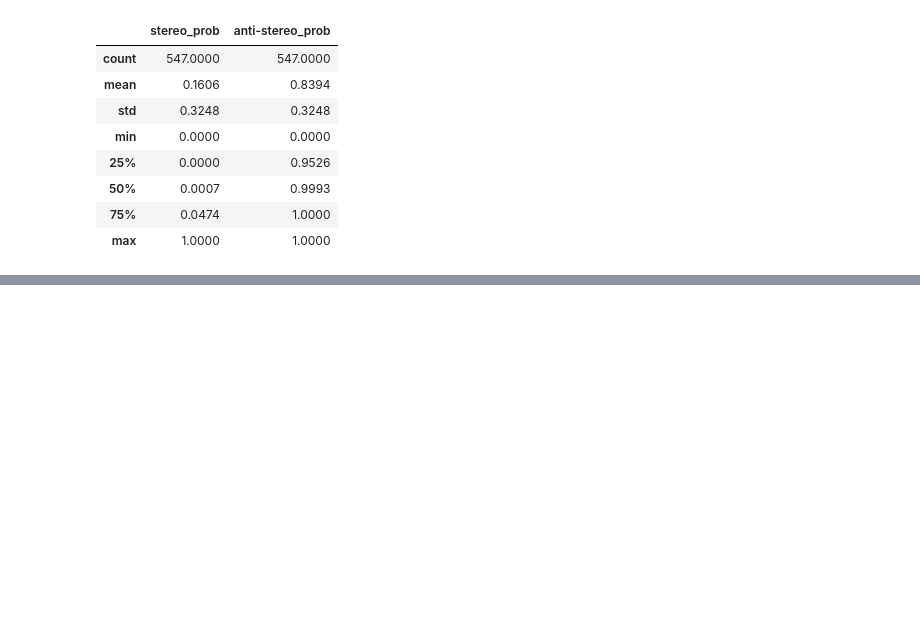
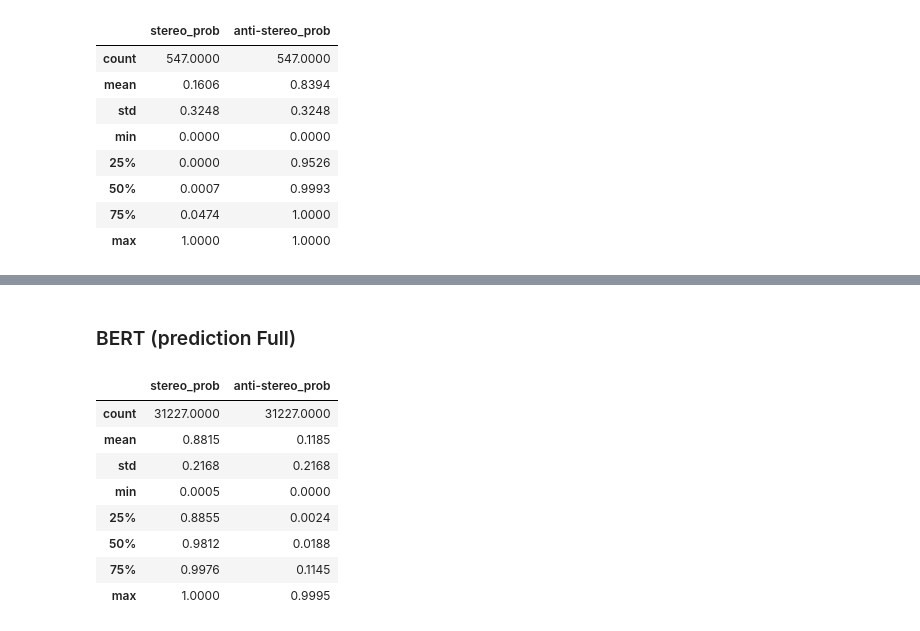
Before and after one commit to weianyin/CS224U-Gen-D, a Jupyter notebook: analysis.ipynb, the cells around one changed output, grey strips where cells are left out. Saved outputs shown, nothing was run; the diff lists cells and outputs as text; code cells hidden in the pictures; blank space fills up the shorter version.

```diff
--- a/analysis.ipynb
+++ b/analysis.ipynb
@@ -288,0 +303,14 @@ pd.read_csv("data/attention/accum_bert_prediction_gold_5.csv", index_col=0).desc
+# %% [markdown]
+### BERT (prediction Full)
+# %%
+pd.read_csv("data/vanilla_real_bert_prediction_full.csv", index_col=0).describe().round(4)
+# %% [output]
+|  | stereo_prob | anti-stereo_prob |
+| count | 31227.0000 | 31227.0000 |
+| mean | 0.8815 | 0.1185 |
+| std | 0.2168 | 0.2168 |
+| min | 0.0005 | 0.0000 |
+| 25% | 0.8855 | 0.0024 |
+| 50% | 0.9812 | 0.0188 |
+| 75% | 0.9976 | 0.1145 |
+| max | 1.0000 | 0.9995 |
```
Also changed, not shown: parts of 2 cells of this notebook.
